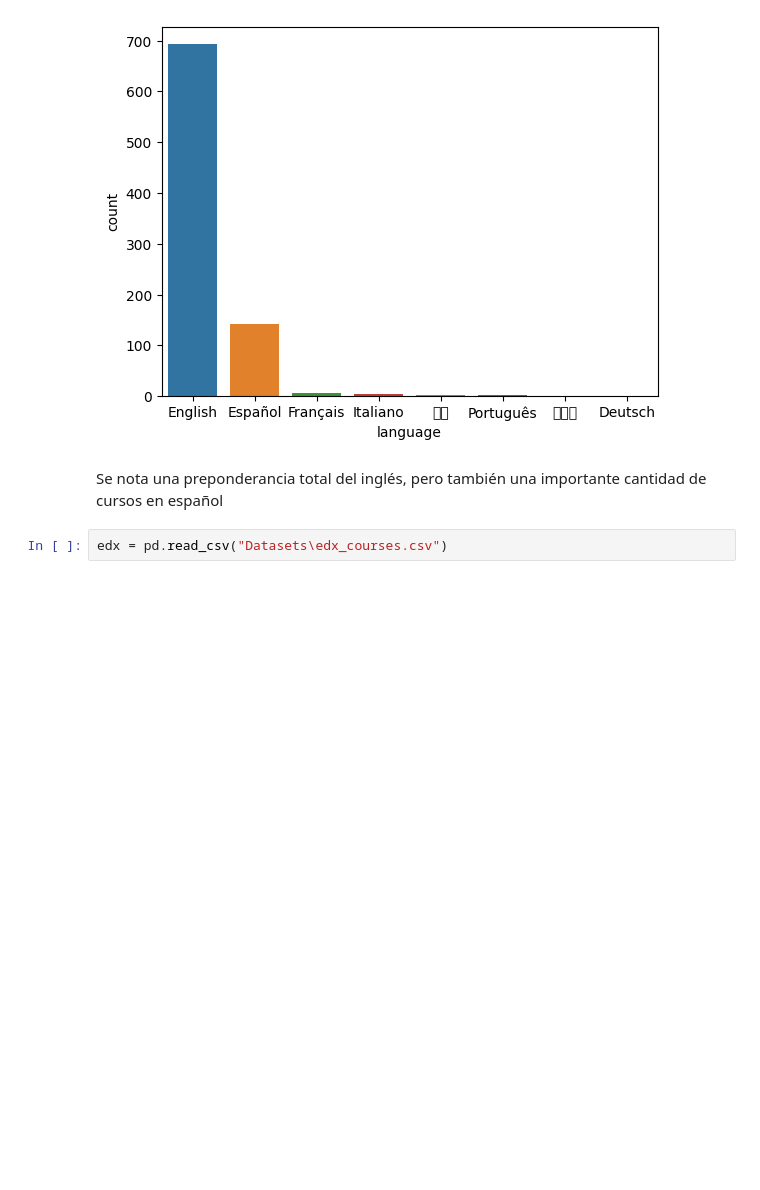
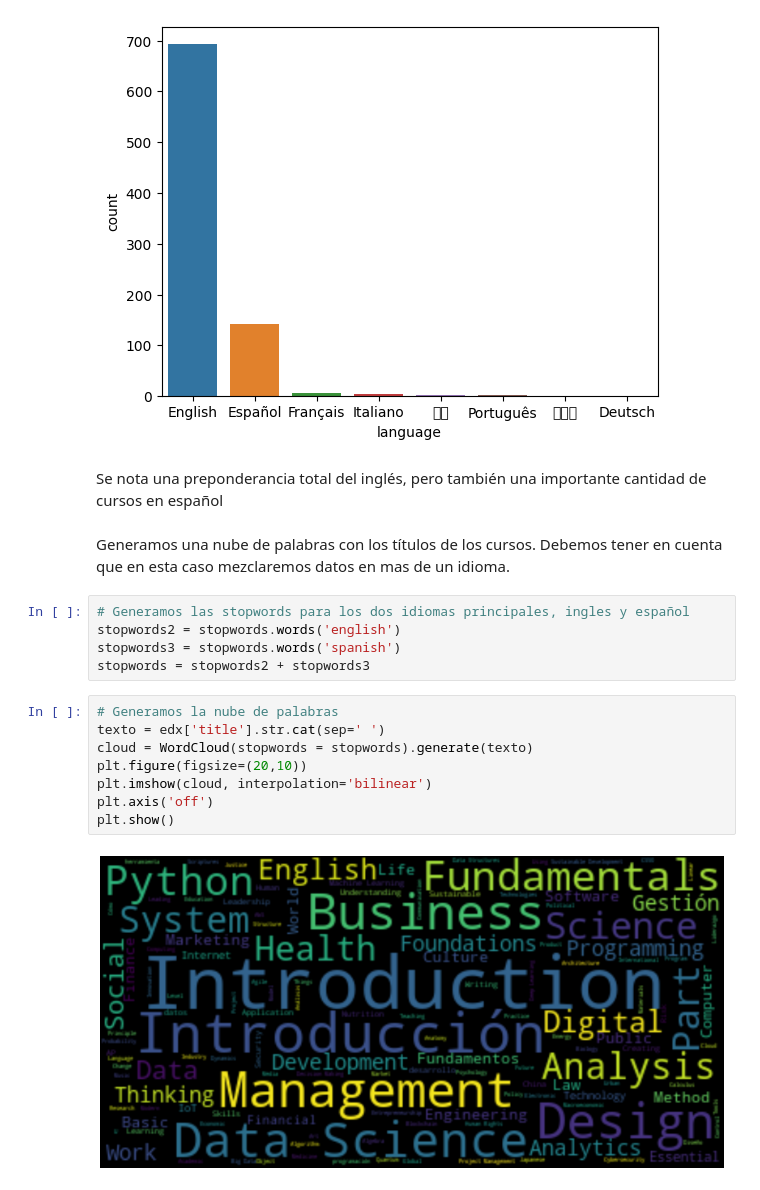
Before and after one commit to adelgerbo/Proyecto-Individual-Henry-III, a Jupyter notebook: EDA.ipynb, the cells around one changed output. Drawn from its saved outputs; the diff is of its cells as text; blank space fills up the shorter version.

```diff
--- a/EDA.ipynb
+++ b/EDA.ipynb
@@ -309,5 +309,21 @@ sns.countplot(data=edx, x="language", order=edx['language'].value_counts().index
 [figure]
 # %% [markdown]
 Se nota una preponderancia total del inglés, pero también una importante cantidad de cursos en español
-# %%
-edx = pd.read_csv("Datasets\edx_courses.csv")
+# %% [markdown]
+Generamos una nube de palabras con los títulos de los cursos.
+Debemos tener en cuenta que en esta caso mezclaremos datos en mas de un idioma.
+# %%
+# Generamos las stopwords para los dos idiomas principales, ingles y español
+stopwords2 = stopwords.words('english')
+stopwords3 = stopwords.words('spanish')
+stopwords = stopwords2 + stopwords3
+# %%
+# Generamos la nube de palabras
+texto = edx['title'].str.cat(sep=' ')
+cloud = WordCloud(stopwords = stopwords).generate(texto)
+plt.figure(figsize=(20,10))
+plt.imshow(cloud, interpolation='bilinear')
+plt.axis('off')
+plt.show()
+# %% [output]
+[figure, added]
```
Also changed, not shown: parts of 6 cells of this notebook, 2 other files.
